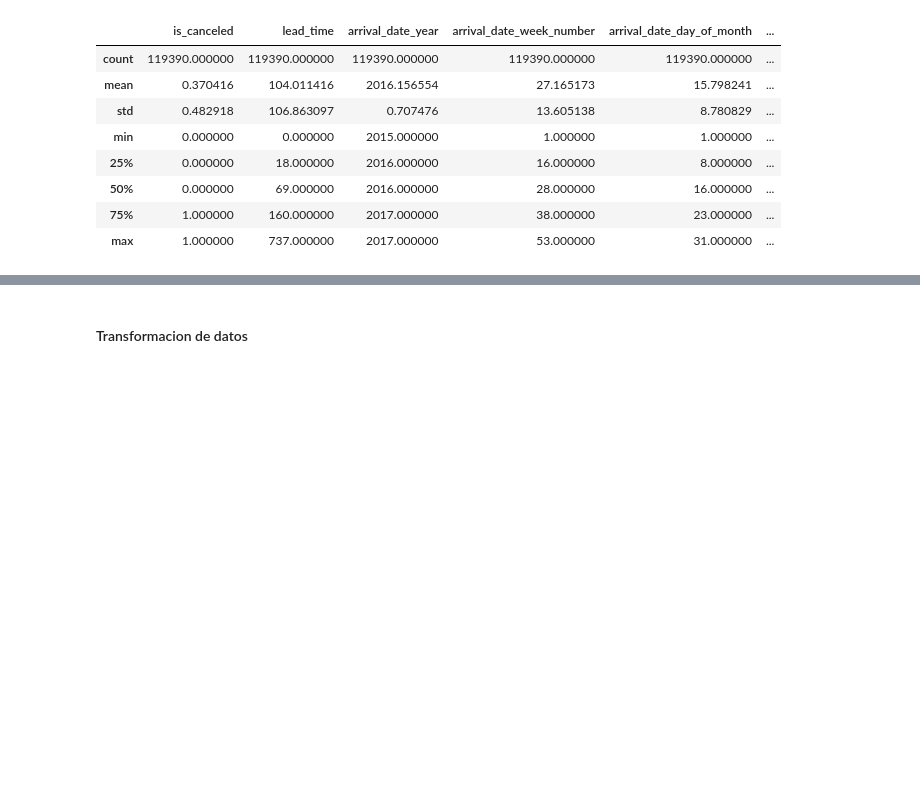
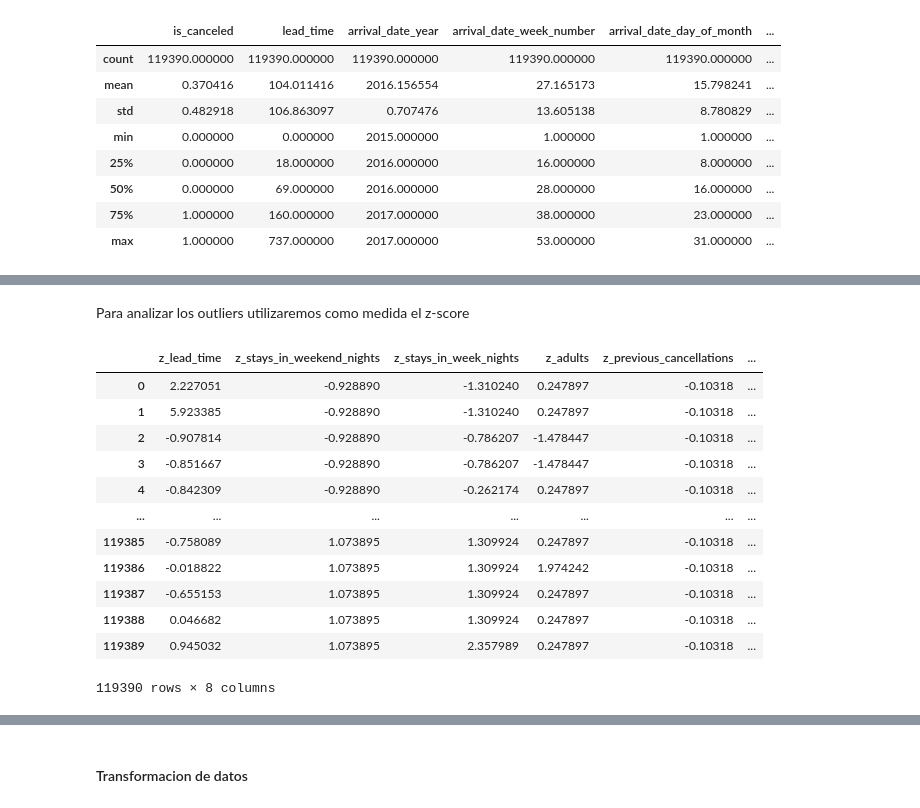
Before and after one commit to 1gnacio/orgadatos-collab-tp2, a Jupyter notebook: TP2.ipynb, the cells around one changed output, grey strips where cells are left out. Cells and saved outputs as stored; diff of their text form; code cells hidden in the pictures; blank space fills up the shorter version.

```diff
--- a/TP2.ipynb
+++ b/TP2.ipynb
@@ -1434,0 +1443,27 @@ data.describe()
+# %% [markdown]
+Para analizar los outliers utilizaremos como medida el z-score
+# %%
+data['z_lead_time'] = st.zscore(data.lead_time)
+data['z_stays_in_weekend_nights'] = st.zscore(data.stays_in_weekend_nights)
+data['z_stays_in_week_nights'] = st.zscore(data.stays_in_week_nights)
+data['z_adults'] = st.zscore(data.adults)
+data['z_previous_cancellations'] = st.zscore(data.previous_cancellations)
+data['z_previous_bookings_not_canceled'] = st.zscore(data.previous_bookings_not_canceled)
+data['z_days_in_waiting_list'] = st.zscore(data.days_in_waiting_list)
+data['z_adr'] = st.zscore(data.adr)
+# %%
+data[['z_lead_time', 'z_stays_in_weekend_nights', 'z_stays_in_week_nights', 'z_adults', 'z_previous_cancellations', 'z_previous_bookings_not_canceled', 'z_days_in_waiting_list', 'z_adr']]
+# %% [output]
+|  | z_lead_time | z_stays_in_weekend_nights | z_stays_in_week_nights | z_adults | z_previous_cancellations | ... |
+| 0 | 2.227051 | -0.928890 | -1.310240 | 0.247897 | -0.10318 | ... |
+| 1 | 5.923385 | -0.928890 | -1.310240 | 0.247897 | -0.10318 | ... |
+| 2 | -0.907814 | -0.928890 | -0.786207 | -1.478447 | -0.10318 | ... |
+| 3 | -0.851667 | -0.928890 | -0.786207 | -1.478447 | -0.10318 | ... |
+| 4 | -0.842309 | -0.928890 | -0.262174 | 0.247897 | -0.10318 | ... |
+| ... | ... | ... | ... | ... | ... | ... |
+| 119385 | -0.758089 | 1.073895 | 1.309924 | 0.247897 | -0.10318 | ... |
+| 119386 | -0.018822 | 1.073895 | 1.309924 | 1.974242 | -0.10318 | ... |
+| 119387 | -0.655153 | 1.073895 | 1.309924 | 0.247897 | -0.10318 | ... |
+| 119388 | 0.046682 | 1.073895 | 1.309924 | 0.247897 | -0.10318 | ... |
+| 119389 | 0.945032 | 1.073895 | 2.357989 | 0.247897 | -0.10318 | ... |
+119390 rows × 8 columns
```
Also changed, not shown: parts of 43 cells of this notebook.
